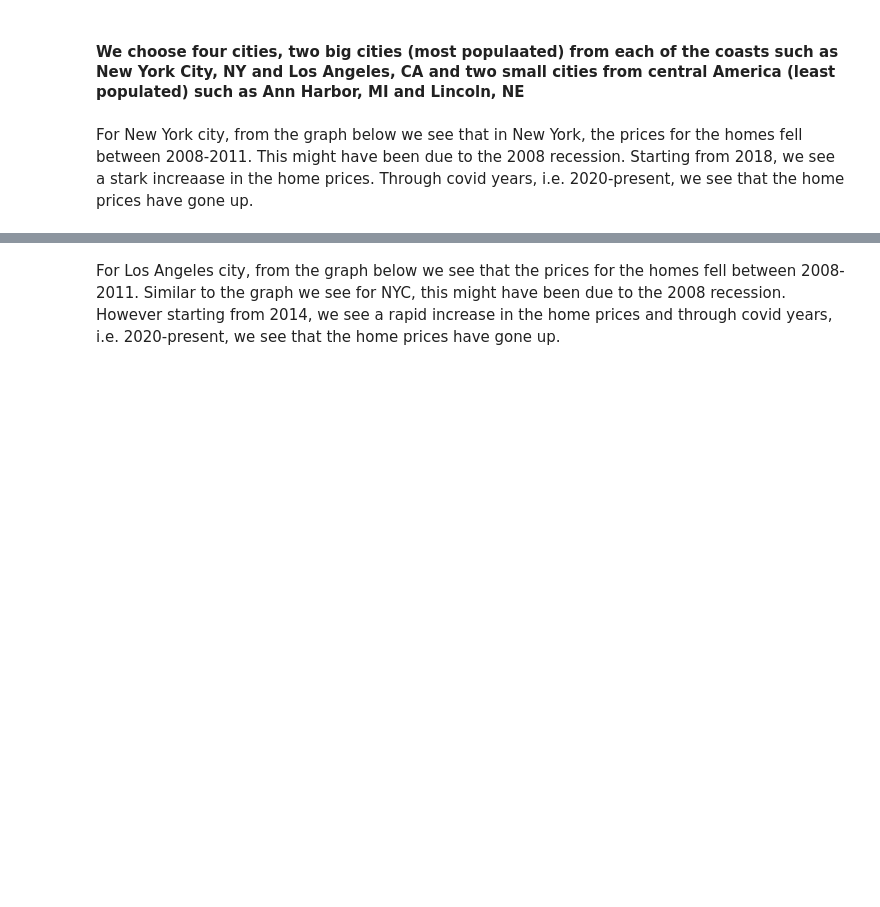
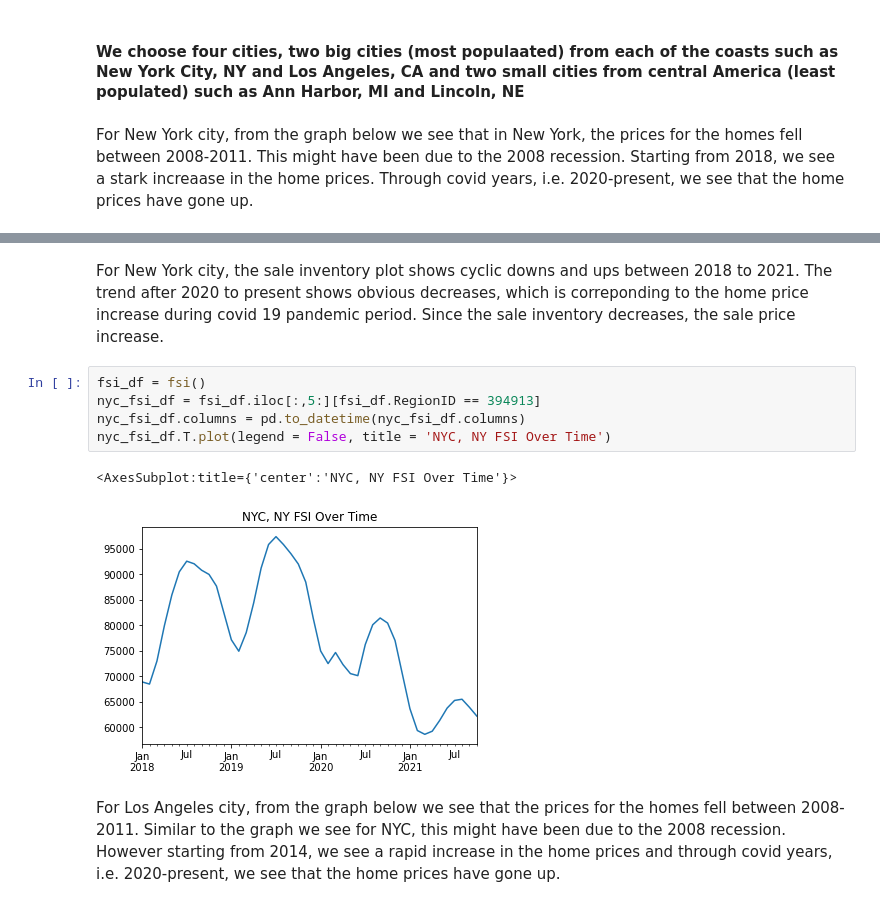
Before and after one commit to daniel3521/STA-141B-Final-Project, a Jupyter notebook: notebook/STA141B-Final-Project.ipynb, the cells around one changed output, grey strips where cells are left out. Saved outputs shown, nothing was run; the diff lists cells and outputs as text; blank space fills up the shorter version.

```diff
--- a/notebook/STA141B-Final-Project.ipynb
+++ b/notebook/STA141B-Final-Project.ipynb
@@ -202,3 +202,13 @@ nyc_zhvi_df.T.plot(legend = False, title = 'NYC, NY ZHVI Over Time')
+# %% [markdown]
+For New York city, the sale inventory plot shows cyclic downs and ups between 2018 to 2021. The trend after 2020 to present shows obvious decreases, which is correponding to the home price increase during covid 19 pandemic period. Since the sale inventory decreases, the sale price increase.
+# %%
+fsi_df = fsi()
+nyc_fsi_df = fsi_df.iloc[:,5:][fsi_df.RegionID == 394913]
+nyc_fsi_df.columns = pd.to_datetime(nyc_fsi_df.columns)
+nyc_fsi_df.T.plot(legend = False, title = 'NYC, NY FSI Over Time')
+# %% [output]
+<AxesSubplot:title={'center':'NYC, NY FSI Over Time'}>
+[figure, added]
 # %% [markdown]
 For Los Angeles city, from the graph below we see that the prices for the homes fell between 2008-2011. Similar to the graph we see for NYC, this might have been due to the 2008 recession. However starting from 2014, we see a rapid increase in the home prices and through covid years, i.e. 2020-present, we see that the home prices have gone up.
 # %%
```
Also changed, not shown: parts of 12 cells of this notebook.
